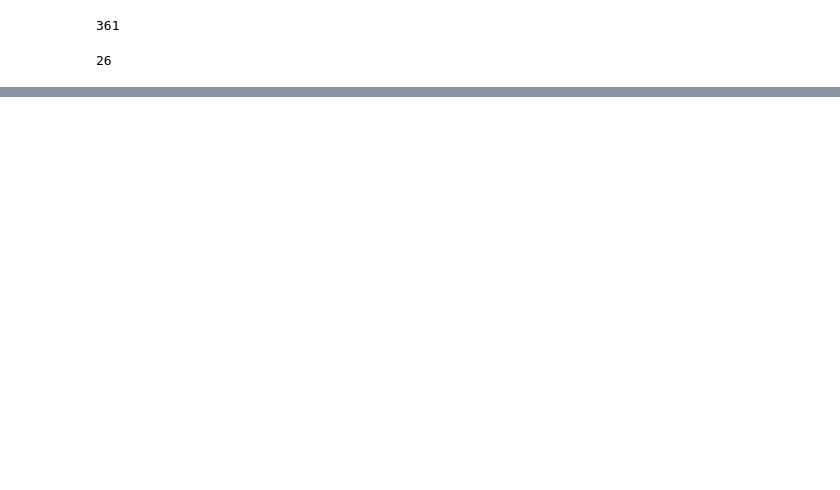
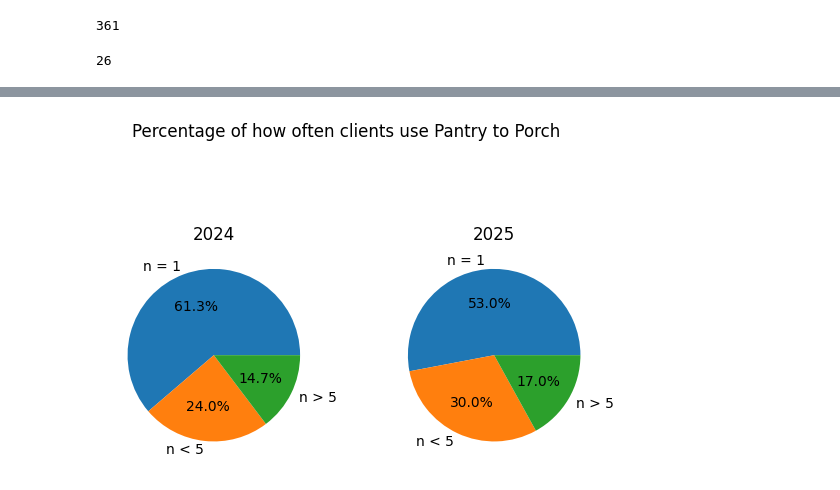
Before and after one commit to jonathonbuhler/Pantry-To-Porch, a Jupyter notebook: nathan.ipynb, the cells around one changed output, grey strips where cells are left out. Cells and saved outputs as stored; diff of their text form; code cells hidden in the pictures; blank space fills up the shorter version.

Commit message:
Added pie charts

```diff
--- a/nathan.ipynb
+++ b/nathan.ipynb
@@ -38,7 +38,7 @@ client_time = {} # client: (days, times)
 # amount of times they used it
 
 for client, date in df_2025[["client", "date"]].dropna().itertuples(index=False):
-    client_dict.setdefault(client, []).append(date)
+    client_dict.setdefault(client.title(), []).append(date)
     # setting up client_dict
 
 
@@ -54,3 +54,21 @@ for client, dates in client_dict.items():
 print(client_time)
 # %% [output]
 {'Hannah Lake': (320, 18), 'Karli Schuffler': (201, 4), 'Zullany Padilla': (14, 2), 'Maria Gallup-Alvarez': (1, 1), 'Shawna Parkinson': (349, 15), 'Marielys Castrillo': (350, 21), 'Phandery Keo': (272 ...
+# %%
+clients = len(client_time)
+num_once = 0
+num_five = 0
+for dates in client_time.values():
+    d = dates[1]
+    match d:
+        case 1:
+            num_once += 1
+        case val if val < 5:
+            num_five += 1
+
+percent_once = (num_once * 100) / clients
+percent_five = (num_five * 100) / clients
+
+print(f"Only once {percent_once}")
+print(f"5 or less times {percent_five}")
+print(f"More than 5 times {100 - percent_five - percent_once}")
@@ -126,7 +148,7 @@ def analyze_p2p(year):
     # amount of times they used it
 
     for client, date in df[["client", "date"]].dropna().itertuples(index=False):
-        client_dict.setdefault(client, []).append(date)
+        client_dict.setdefault(client.title(), []).append(date)
         # setting up client_dict
 
 
@@ -197,0 +278,4 @@ Max times: 26
+# %%
+once_24, five_24, rest_24 = find_percentage(2024, display=True)
+print()
+once_25, five_25, rest_25 = find_percentage(2025, display=True)
@@ -197,0 +292,19 @@ Max times: 26
+# %%
+data_24 = [once_24, five_24, rest_24]
+data_25 = [once_25, five_25, rest_25]
+
+labels = ["n = 1", "n < 5", "n > 5"]
+
+fig, axes = plt.subplots(1, 2)
+
+axes[0].pie(data_24, labels=labels, autopct='%1.1f%%')
+axes[0].set_title("2024")
+
+axes[1].pie(data_25, labels=labels, autopct='%1.1f%%')
+axes[1].set_title("2025")
+plt.subplots_adjust(wspace=0.3)
+
+plt.suptitle("Percentage of how often clients use Pantry to Porch")
+plt.show()
+# %% [output]
+[figure, added]
```
Also changed, not shown: parts of 8 cells of this notebook, 2 other files.
